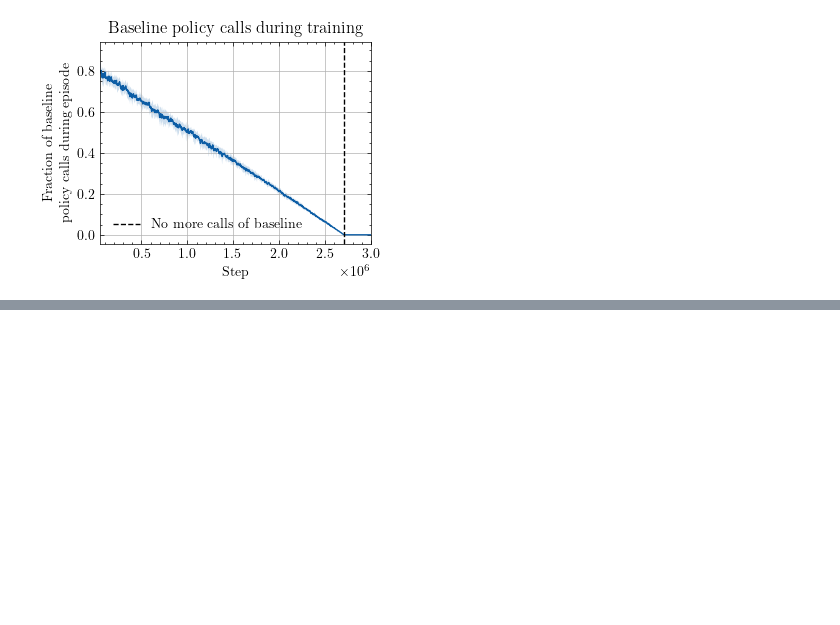
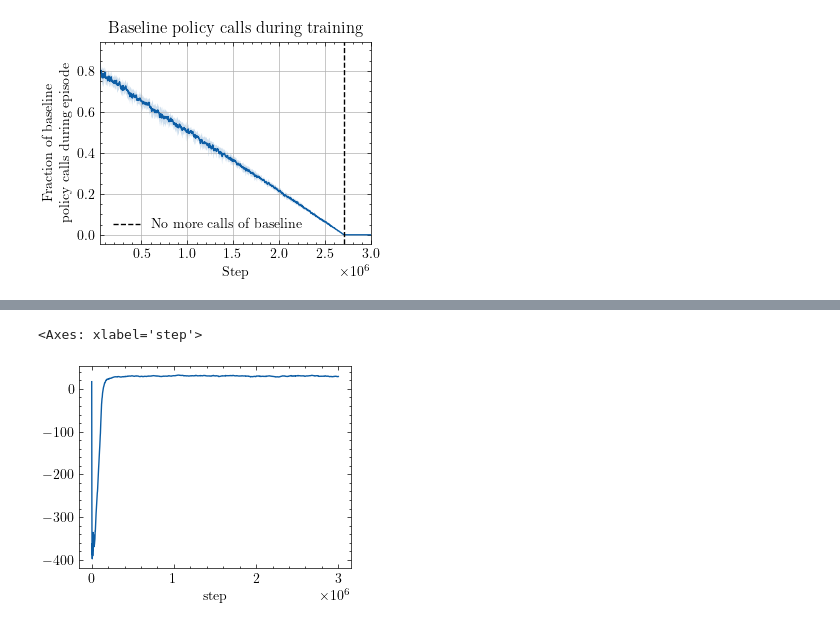
Before and after one commit to aidagroup/calf-enhance, a Jupyter notebook: run/analysis.ipynb, the cells around one changed output, grey strips where cells are left out. Cells and saved outputs as stored; diff of their text form; code cells hidden in the pictures; blank space fills up the shorter version.

```diff
--- a/run/analysis.ipynb
+++ b/run/analysis.ipynb
@@ -443,3 +357,45 @@ plt.grid()
 plt.savefig("../gfx/fraction_baseline.pdf")
 # %% [output]
 [figure]
+# %%
+from pathlib import Path
+
+calfq_data = pd.read_csv("expdata/robot_calfq.csv")
+residual_td3_data = pd.read_csv("expdata/robot_residual.csv")
+td3_data = pd.read_csv("expdata/robot_td3_returns.csv")
+
+episodic_return_calfq = select_metrics(calfq_data, "charts/episodic_return")
+episodic_return_td3 = select_metrics(td3_data, "charts/episodic_return")
+episodic_return_residual_td3 = select_metrics(
+    residual_td3_data, "charts/episodic_return"
+)
+
+
+def rolling_stats(df, rolling_window=100, grid_step=5000):
+    # 1) rolling 100 внутри каждого run_id по step
+    df = df.sort_values(["run_id", "step"])
+    df["roll100"] = df.groupby("run_id")["value"].transform(
+        lambda s: s.rolling(rolling_window, min_periods=1).mean()
+    )
+
+    # 2) ffill на сетку шагов каждые 1000
+    grid = np.arange(df["step"].min(), df["step"].max() + 1, 1000)
+    grid_df = pd.DataFrame({"step": grid}).sort_values("step")
+
+    def ffill_to_grid(run_id, g):
+        g = g.sort_values("step")[["step", "roll100"]]
+        out = pd.merge_asof(grid_df, g, on="step", direction="backward")
+        out["run_id"] = run_id
+        return out
+
+    interp = pd.concat(
+        [ffill_to_grid(run_id, g) for run_id, g in df.groupby("run_id")],
+        ignore_index=True,
+    )
+
+    # 3) mean по шагам
+    mean_by_step = interp.groupby("step")["roll100"].mean()
+
+    # 4) std по шагам
+    std_by_step = interp.groupby("step")["roll100"].std()
+    return mean_by_step, std_by_step
@@ -448,0 +457,5 @@ plt.savefig("../gfx/fraction_baseline.pdf")
+# %%
+mean_by_step.plot()
+# %% [output]
+<Axes: xlabel='step'>
+[figure, added]
```
Also changed, not shown: parts of 13 cells of this notebook, 6 other files.
